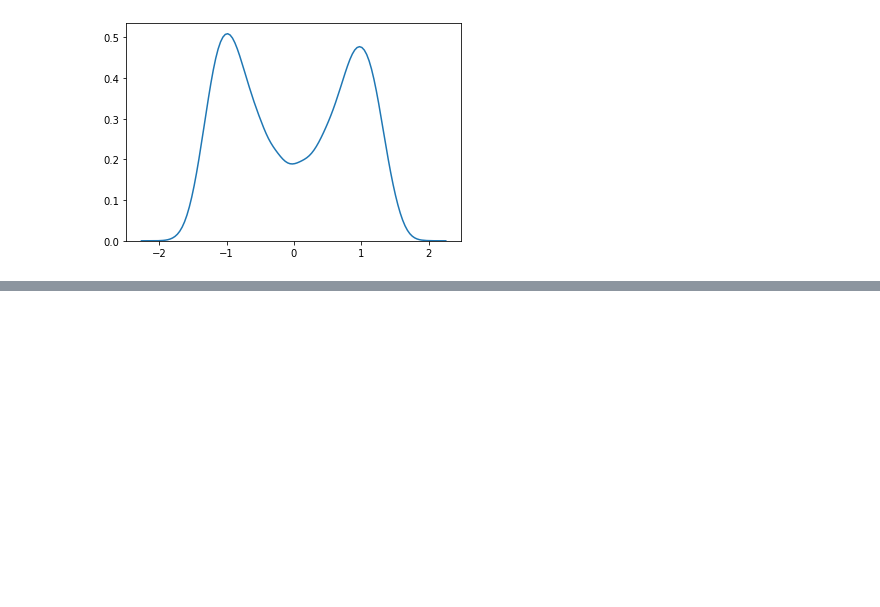
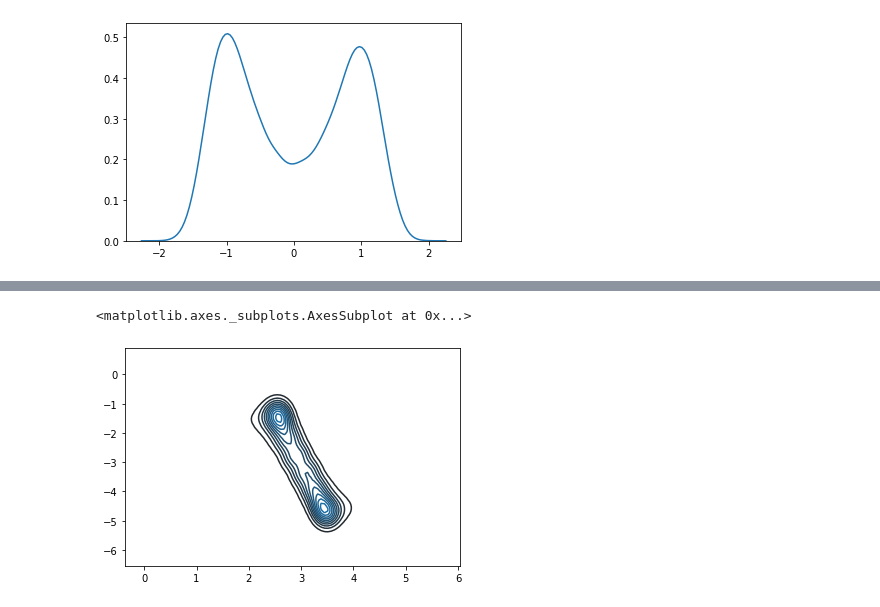
Before and after one commit to xiangwenmo/SGHMC-final-project, a Jupyter notebook: SGHMC-algorithm.ipynb, the cells around one changed output, grey strips where cells are left out. Saved outputs shown, nothing was run; the diff lists cells and outputs as text; code cells hidden in the pictures; blank space fills up the shorter version.

```diff
--- a/SGHMC-algorithm.ipynb
+++ b/SGHMC-algorithm.ipynb
@@ -118,0 +142,33 @@ sns.kdeplot(sim[0,:])
+# %%
+mu = np.array([-3,3]).reshape(2,1)
+# %%
+def lprior(theta):
+    return (-1/(2*10))*theta.T@theta
+
+def ldatap(theta, x):
+    return np.log(0.5 * np.exp(-0.5*(theta[0]-x)**2) + 0.5* np.exp(-0.5*(theta[1]-x)**2))
+
+def U(theta, x, n, batch_size):
+    return -lprior(theta) - (n/batch_size)*sum(ldatap(theta, x))
+
+gradU = jacobian(U, argnum = 0)
+# %%
+np.random.seed(123)
+n = 1000
+x = np.r_[
+    np.random.normal(mu[0], 1, n),
+    np.random.normal(mu[1], 1, n)].reshape(-1,1)
+
+theta_0 = np.array([0, 0])
+eps = 0.01
+V_hat = np.eye(2)
+C = np.eye(2)
+niter = 100
+batch_size = 100
+# %%
+sim_mn = sghmc(gradU, eps, C, np.eye(2), theta_0, V_hat, niter, x, batch_size)
+# %%
+sns.kdeplot(sim_mn[0,:],sim_mn[1,:])
+# %% [output]
+<matplotlib.axes._subplots.AxesSubplot at 0x...>
+[figure, added]
```
Also changed, not shown: parts of 12 cells of this notebook.
